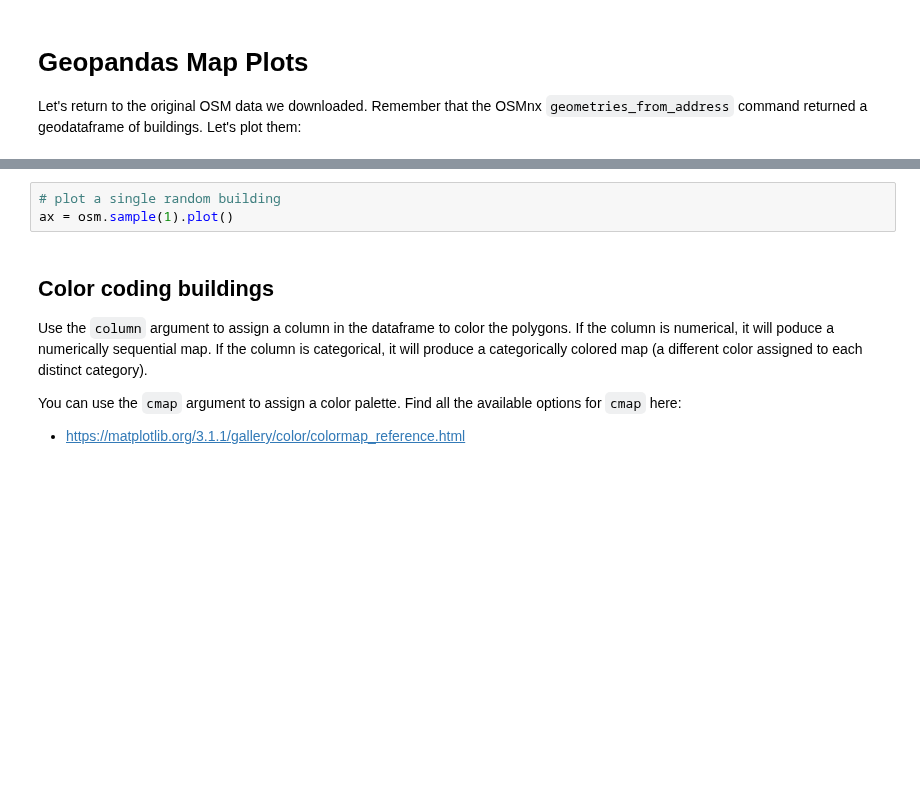
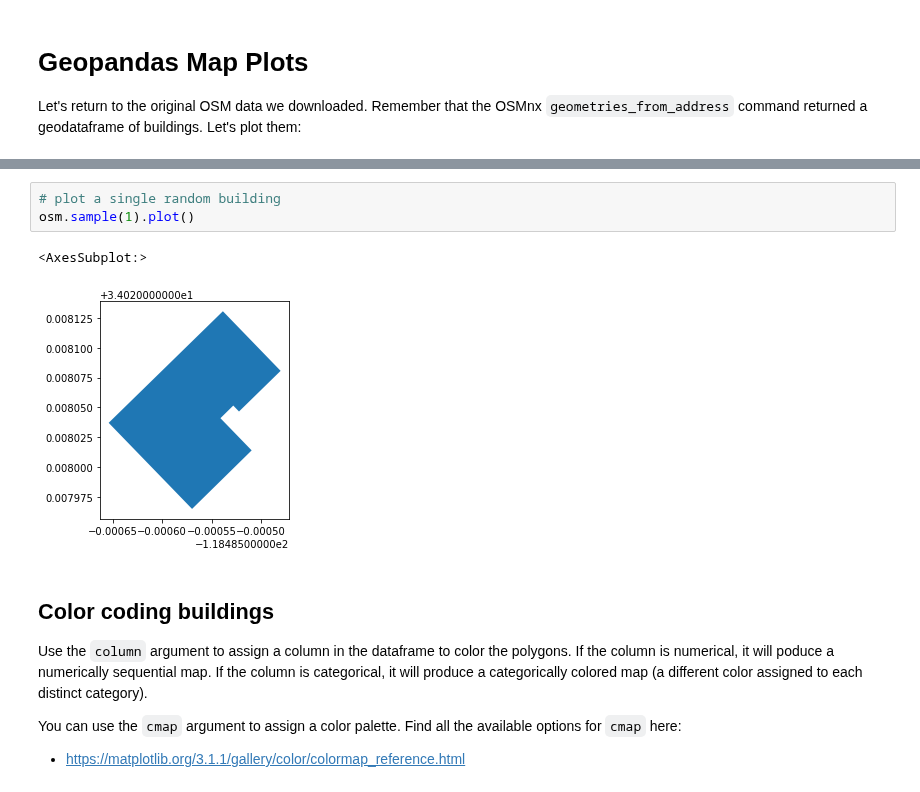
Before and after one commit to yohman/22W-UP206A, a Jupyter notebook: Weeks/Week04/W401 - Open Street Map.ipynb, the cells around one changed output, grey strips where cells are left out. Cells and saved outputs as stored; diff of their text form; blank space fills up the shorter version.

```diff
--- a/Weeks/Week04/W401 - Open Street Map.ipynb
+++ b/Weeks/Week04/W401 - Open Street Map.ipynb
@@ -189,6 +374,9 @@ ax = osm.plot(figsize=(10,10))
 # %%
 # plot a single random building
-ax = osm.sample(1).plot()
+osm.sample(1).plot()
+# %% [output]
+<AxesSubplot:>
+[figure, added]
 # %% [markdown]
 ## Color coding buildings
 Use the `column` argument to assign a column in the dataframe to color the polygons. If the column is numerical, it will poduce a numerically sequential map. If the column is categorical, it will produce a categorically colored map (a different color assigned to each distinct category).
```
Also changed, not shown: parts of 34 cells of this notebook, 1 other file.
